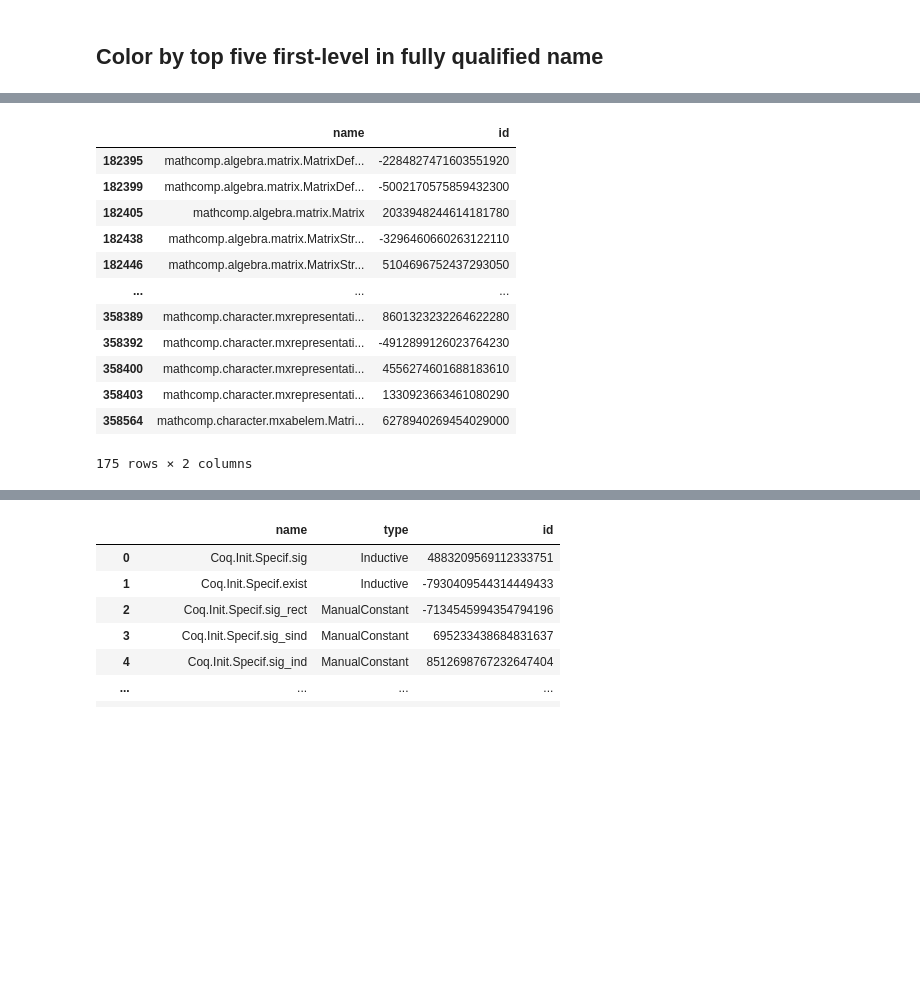
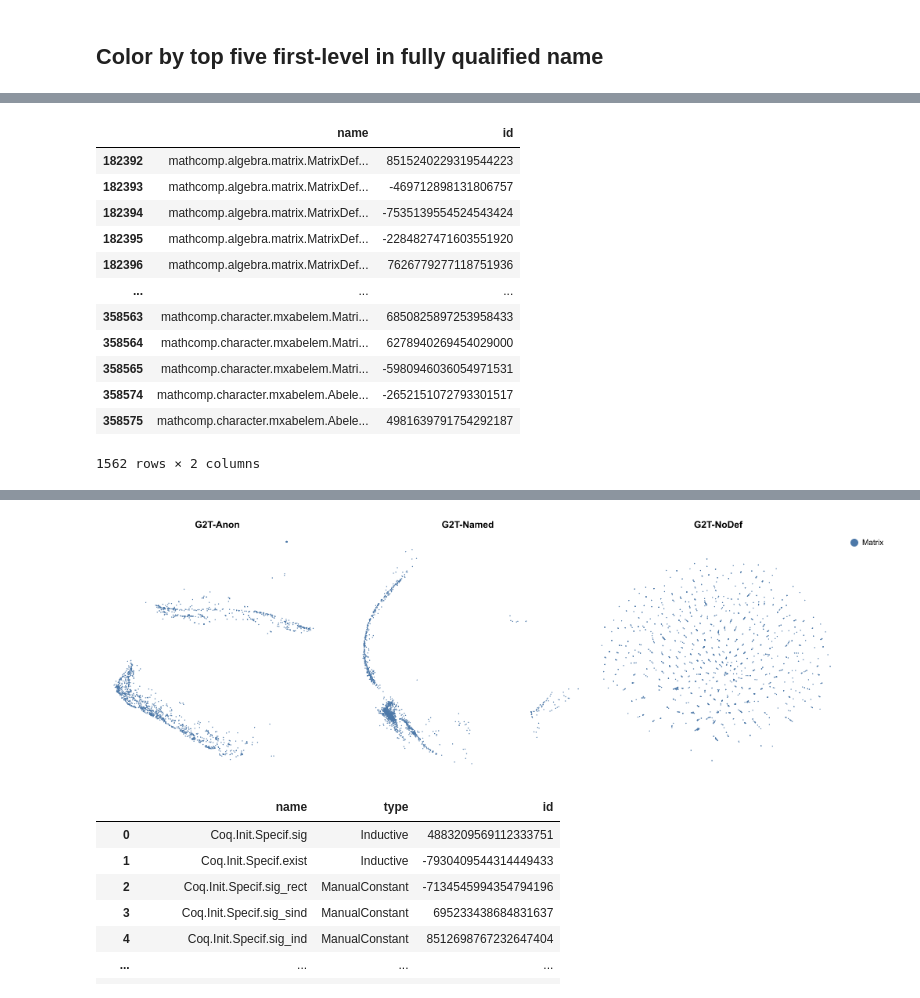
Before and after one commit to IBM/graph2tac, a Jupyter notebook: notebooks/embedding_umap2.ipynb, the cells around one changed output, grey strips where cells are left out. Cells and saved outputs as stored; diff of their text form; code cells hidden in the pictures; blank space fills up the shorter version.

```diff
--- a/notebooks/embedding_umap2.ipynb
+++ b/notebooks/embedding_umap2.ipynb
@@ -457,7 +451,12 @@ g2t_umap_dfs = {"G2T-NoDef": g2t_nodef_umap_df, "G2T-Anon": g2t_anon_umap_df, "G
 def plot_umap3(umap_dfs: dict[str, pd.DataFrame], color: dict["str", pd.Series] = None, tooltip: pd.DataFrame = None, opacity=0.01, size=2, sample: float=None):
     dfs_ = []
     if sample is not None:
-        raise NotImplemented()
+        umap_dfs = {k:df.sample(frac=sample, random_state=0) for k,df in umap_dfs.items()}
+        if color:
+            color = {k:s.sample(frac=sample, random_state=0) for k,s in color.items()}
+        if tooltip is not None:
+            tooltip = tooltip.sample(frac=sample, random_state=0)
+        #raise NotImplemented()
     if color:
         assert len(color) == 1
         color_key = list(color.keys())[0]
@@ -534,7 +539,9 @@ def make_chart():
     meta_df = meta_df[mask].copy()
     umap_dfs = {k: df[mask].copy() for k, df in umap_dfs.items()}
 
-    color = {"second_name": meta_df["first_name"]}
-    return plot_umap3(umap_dfs, color=color, opacity=0.05)
-make_chart()
+    color = {"first_name": meta_df["first_name"]}
+    return plot_umap3(umap_dfs, color=color, opacity=0.1, sample=.5)
+chart = make_chart()
+chart.save("umap_g2t_top5_by_name.png", scale_factor=4)
+chart
 # %% [output]
@@ -553,6 +560,8 @@ def make_chart():
     umap_dfs = {k: df[mask].copy() for k, df in umap_dfs.items()}
 
     color = {"x": meta_df["name"].str.extract(r".*(poly_X.Y).*")[0]}
-    return plot_umap3(umap_dfs, color=color, size=2, opacity=1)
-make_chart()
+    return plot_umap3(umap_dfs, color=color, size=10, opacity=1)
+chart = make_chart()
+chart.save("umap_g2t_ployXmY.png", scale_factor=4)
+chart
 # %% [output]
@@ -560,31 +569,33 @@ make_chart()
 # %%
 def make_chart():
     meta_df = g2t_meta_df.copy()
     umap_dfs = {k: df.copy() for k, df in g2t_umap_dfs.items()}
 
     mask = g2t_meta_df["name"].str.startswith("mathcomp.")
     meta_df = meta_df[mask]
     umap_dfs = {k: df[mask] for k, df in umap_dfs.items()}
 
     mask = meta_df["name"].str.match(r".*Matrix.*")
     meta_df = meta_df[mask].copy()
     umap_dfs = {k: df[mask].copy() for k, df in umap_dfs.items()}
 
     display(meta_df)
     color = {"x": meta_df["name"].str.extract(r".*(Matrix).*")[0]}
     return plot_umap3(umap_dfs, color=color, size=2, opacity=1, tooltip=meta_df[["name"]])
-make_chart()
+chart = make_chart()
+chart.save("umap_g2t_matrix.png", scale_factor=4)
+chart
 # %% [output]
 |  | name | id |
+| 182392 | mathcomp.algebra.matrix.MatrixDef... | 8515240229319544223 |
+| 182393 | mathcomp.algebra.matrix.MatrixDef... | -469712898131806757 |
+| 182394 | mathcomp.algebra.matrix.MatrixDef... | -7535139554524543424 |
 | 182395 | mathcomp.algebra.matrix.MatrixDef... | -2284827471603551920 |
-| 182399 | mathcomp.algebra.matrix.MatrixDef... | -5002170575859432300 |
-| 182405 | mathcomp.algebra.matrix.Matrix | 2033948244614181780 |
-| 182438 | mathcomp.algebra.matrix.MatrixStr... | -3296460660263122110 |
-| 182446 | mathcomp.algebra.matrix.MatrixStr... | 5104696752437293050 |
+| 182396 | mathcomp.algebra.matrix.MatrixDef... | 7626779277118751936 |
 | ... | ... | ... |
-| 358389 | mathcomp.character.mxrepresentati... | 8601323232264622280 |
-| 358392 | mathcomp.character.mxrepresentati... | -4912899126023764230 |
-| 358400 | mathcomp.character.mxrepresentati... | 4556274601688183610 |
-| 358403 | mathcomp.character.mxrepresentati... | 1330923663461080290 |
+| 358563 | mathcomp.character.mxabelem.Matri... | 6850825897253958433 |
 | 358564 | mathcomp.character.mxabelem.Matri... | 6278940269454029000 |
+| 358565 | mathcomp.character.mxabelem.Matri... | -5980946036054971531 |
+| 358574 | mathcomp.character.mxabelem.Abele... | -2652151072793301517 |
+| 358575 | mathcomp.character.mxabelem.Abele... | 4981639791754292187 |
-175 rows × 2 columns
+1562 rows × 2 columns
@@ -592,3 +602,4 @@ make_chart()
+[figure, added]
 # %%
 #def process(df):
 #    df = df.copy()
```
Also changed, not shown: parts of 29 cells of this notebook.
